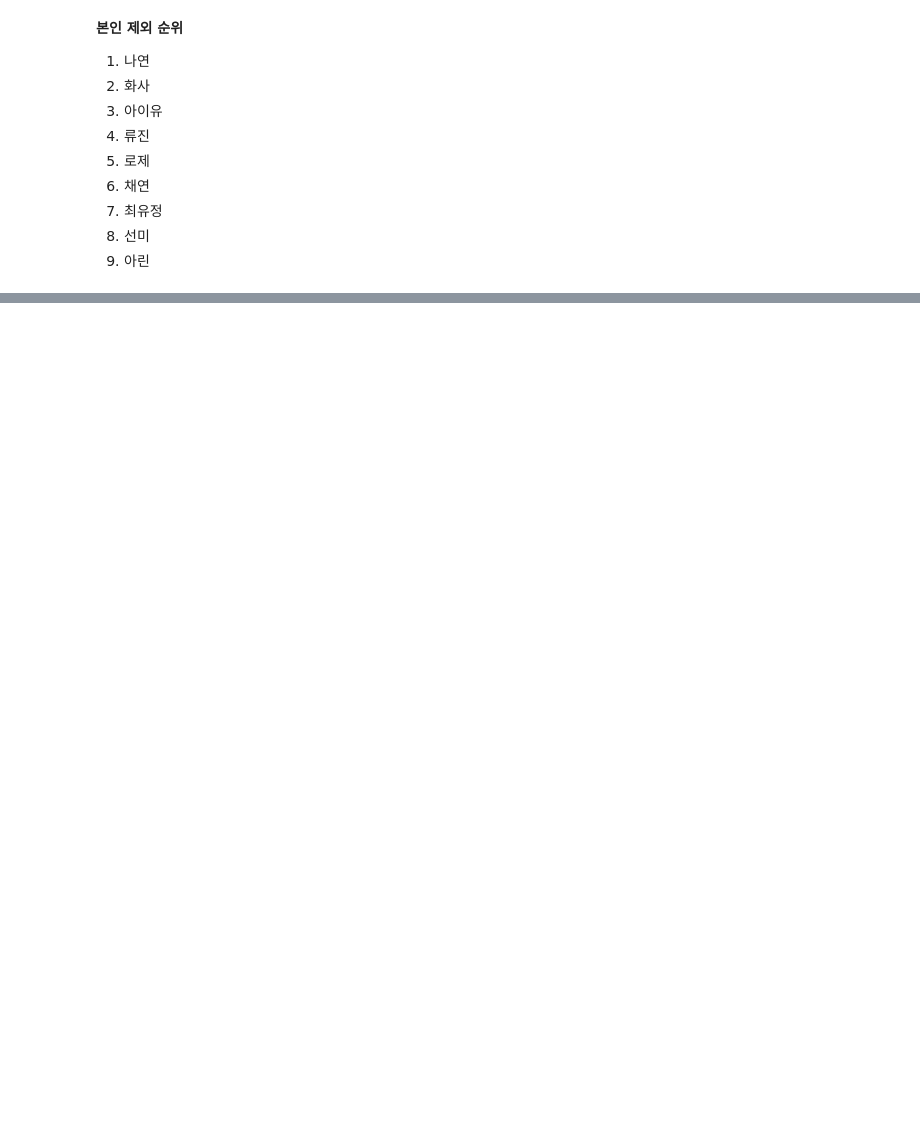
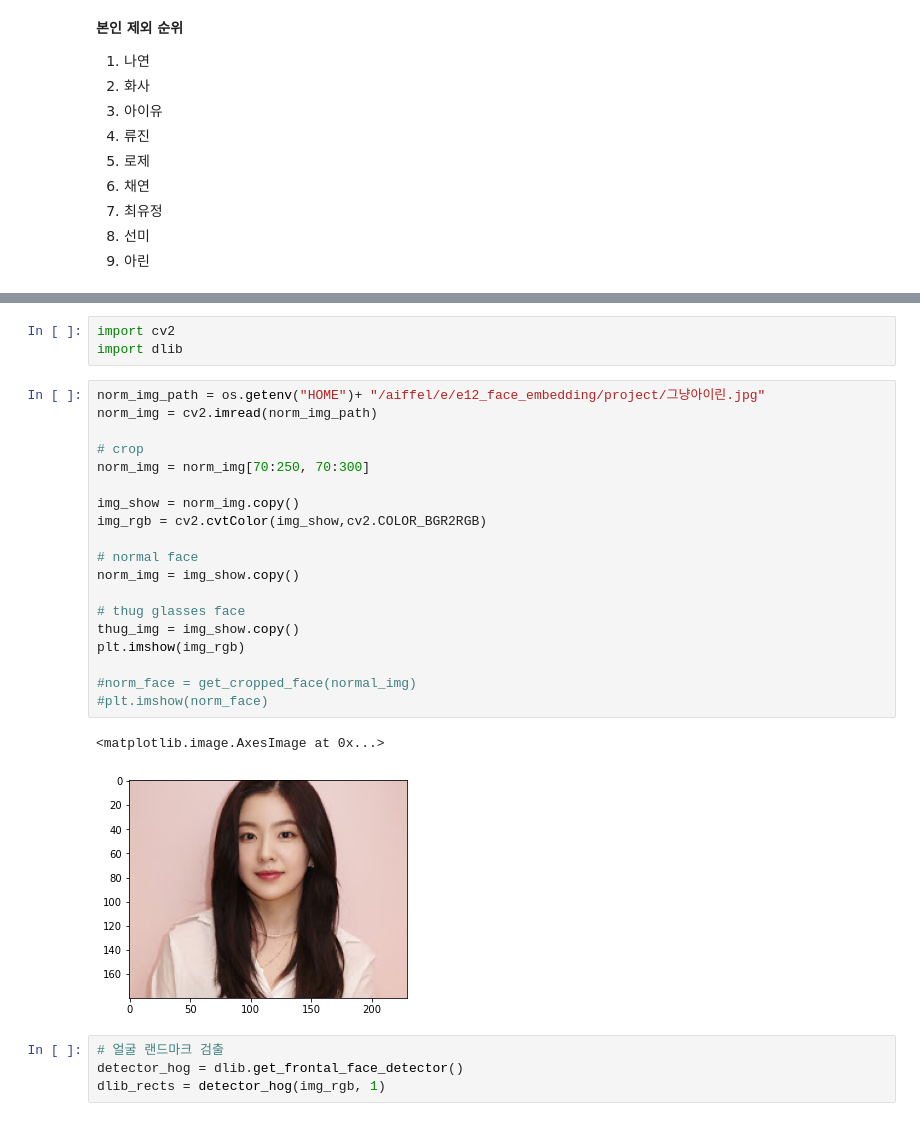
Before and after one commit to byhankim/aiffel, a Jupyter notebook: e/E12_face_embedding_project.ipynb, the cells around one changed output, grey strips where cells are left out. Cells and saved outputs as stored; diff of their text form; blank space fills up the shorter version.

```diff
--- a/e/E12_face_embedding_project.ipynb
+++ b/e/E12_face_embedding_project.ipynb
@@ -202,0 +200,29 @@ __본인 제외 순위__
+# %%
+import cv2
+import dlib
+# %%
+norm_img_path = os.getenv("HOME")+ "/aiffel/e/e12_face_embedding/project/그냥아이린.jpg"
+norm_img = cv2.imread(norm_img_path)
+
+# crop
+norm_img = norm_img[70:250, 70:300]
+
+img_show = norm_img.copy()
+img_rgb = cv2.cvtColor(img_show,cv2.COLOR_BGR2RGB)
+
+# normal face
+norm_img = img_show.copy()
+
+# thug glasses face
+thug_img = img_show.copy()
+plt.imshow(img_rgb)
+
+#norm_face = get_cropped_face(normal_img)
+#plt.imshow(norm_face)
+# %% [output]
+<matplotlib.image.AxesImage at 0x...>
+[figure, added]
+# %%
+# 얼굴 랜드마크 검출
+detector_hog = dlib.get_frontal_face_detector()
+dlib_rects = detector_hog(img_rgb, 1)
```
Also changed, not shown: parts of 17 cells of this notebook, 6 other files.
